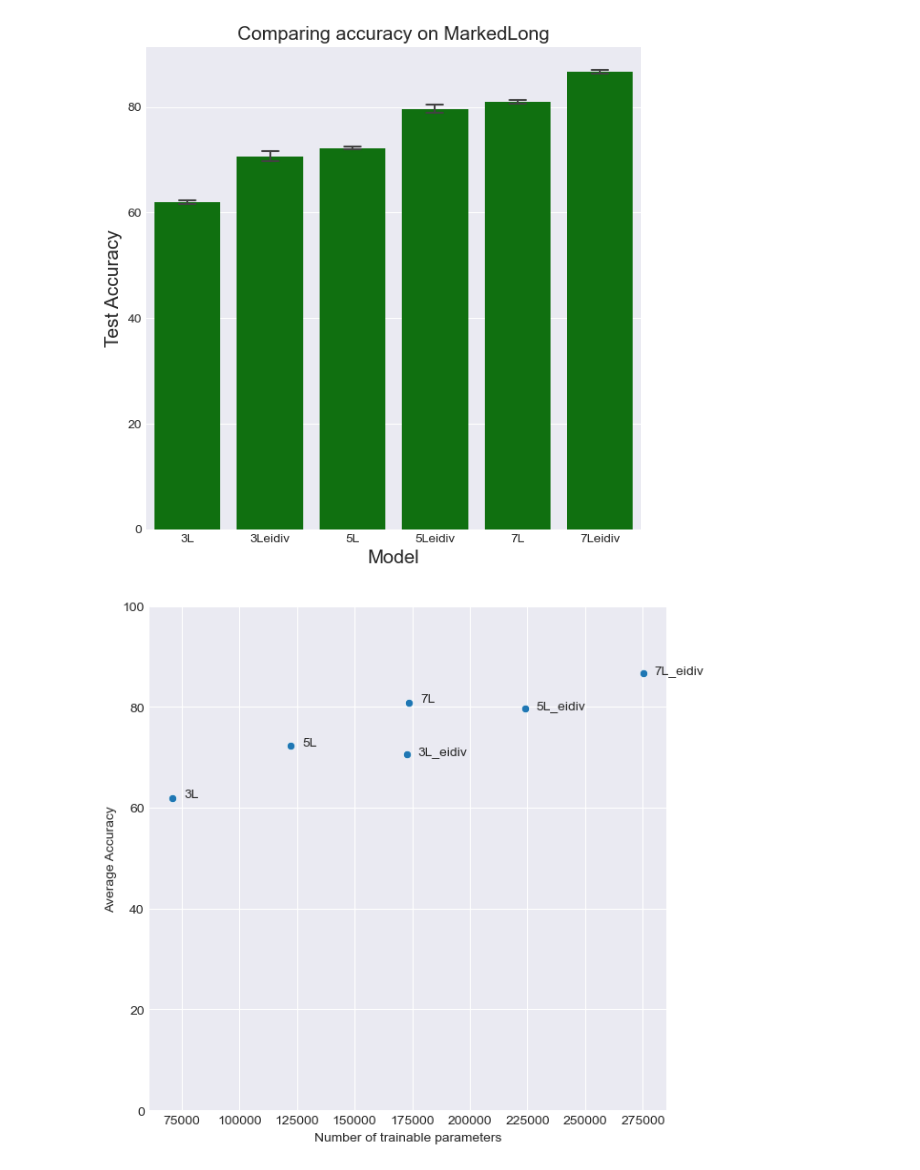
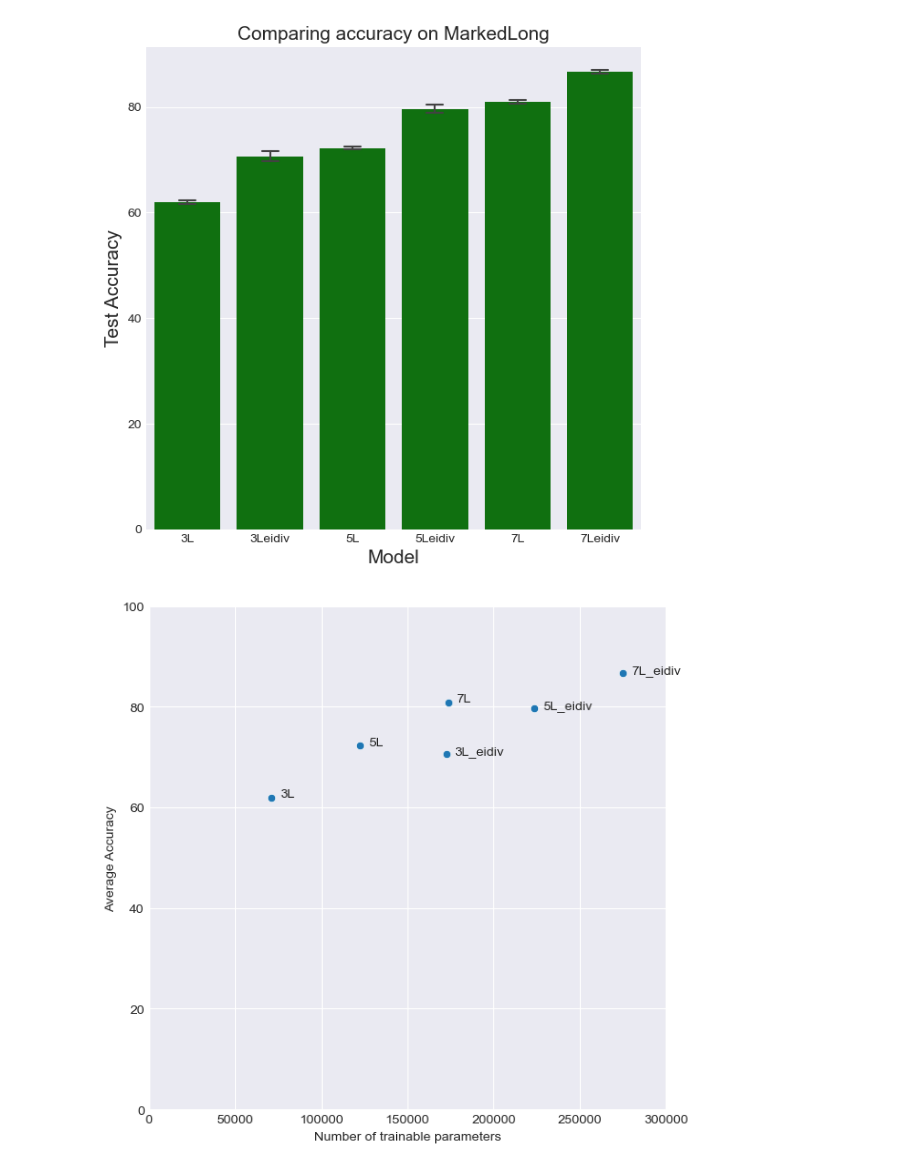
Before and after one commit to hiyuantang/marked_long, a Jupyter notebook: results/vis.ipynb, the cells around one changed output. Cells and saved outputs as stored; diff of their text form; code cells hidden in the pictures.

```diff
--- a/results/vis.ipynb
+++ b/results/vis.ipynb
@@ -124,17 +124,18 @@ L7eidiv_weight_count = count_weight('./rs191/pth/7Leidiv.pth')
 # %%
 weight_count_list = [L3_weight_count, L3eidiv_weight_count, L5_weight_count, L5eidiv_weight_count, L7_weight_count, L7eidiv_weight_count]
 mean_acc_list = [L3_mean, L3eidiv_mean, L5_mean, L5eidiv_mean, L7_mean, L7eidiv_mean]
 name_list = ['3L', '3L_eidiv', '5L', '5L_eidiv', '7L', '7L_eidiv', ]
 
 dpi = 100
 fig, ax = plt.subplots(figsize=(700/dpi, 700/dpi), dpi=dpi)
 ax = sns.scatterplot(x=weight_count_list, y=mean_acc_list)
 
 for i in range(len(name_list)):
     ax.text(weight_count_list[i]+5000, mean_acc_list[i], name_list[i])
 
 ax.set_xlabel('Number of trainable parameters')
 ax.set_ylabel('Average Accuracy')
-ax.set_ybound(0,100)
+ax.set_xbound(0, 300000)
+ax.set_ybound(0, 100)
 # %% [output]
-[figure, old version]
+[figure, new version]
```
